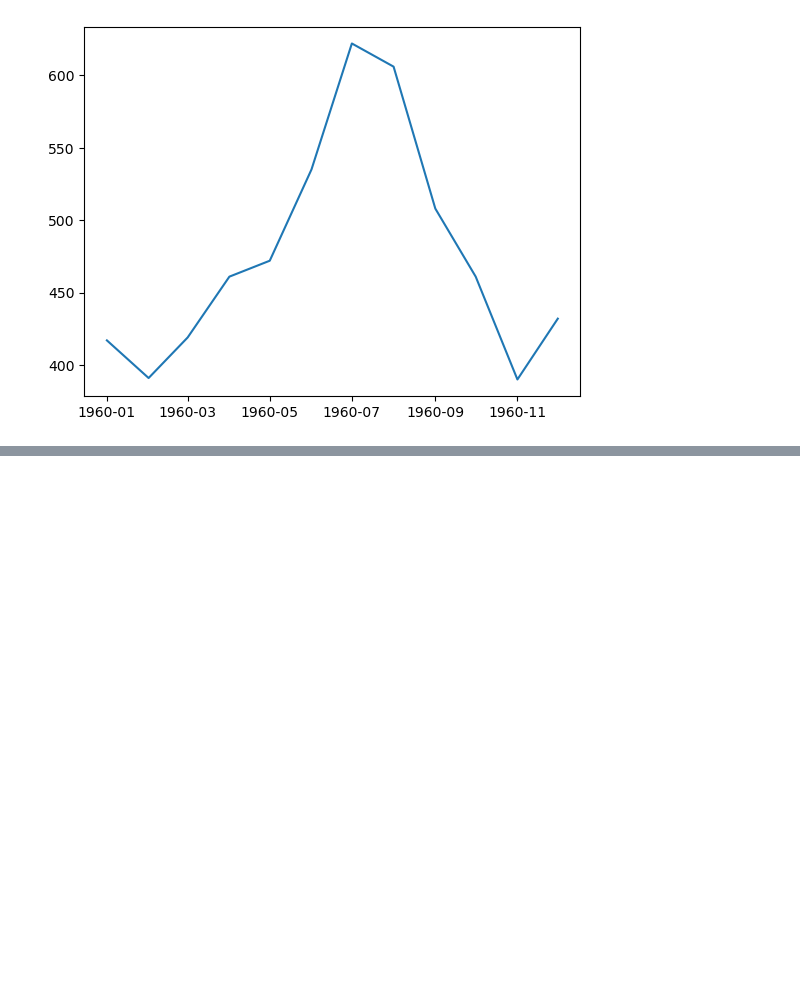
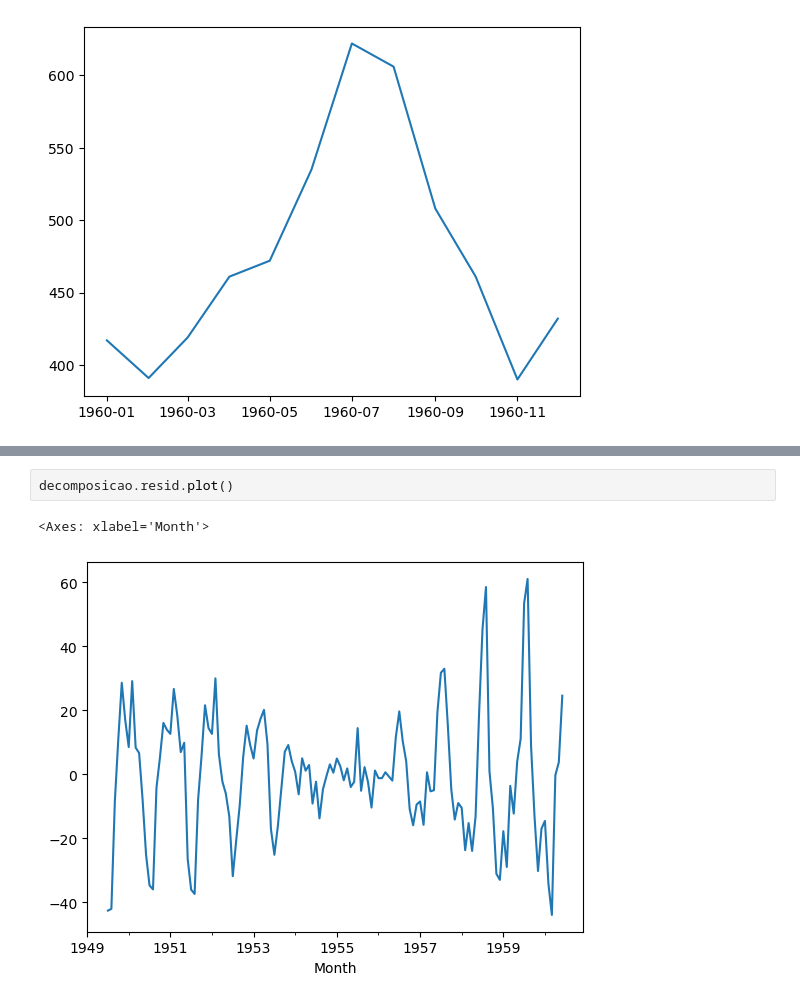
Before and after one commit to esscova/data-science, a Jupyter notebook: study_materials/time_series/time_series_Python.ipynb, the cells around one changed output, grey strips where cells are left out. Drawn from its saved outputs; the diff is of its cells as text; blank space fills up the shorter version.

```diff
--- a/study_materials/time_series/time_series_Python.ipynb
+++ b/study_materials/time_series/time_series_Python.ipynb
@@ -177,0 +251,5 @@ plt.plot(ts_datas)
+# %%
+decomposicao.resid.plot()
+# %% [output]
+<Axes: xlabel='Month'>
+[figure, added]
```
Also changed, not shown: parts of 21 cells of this notebook, 1 other file.
